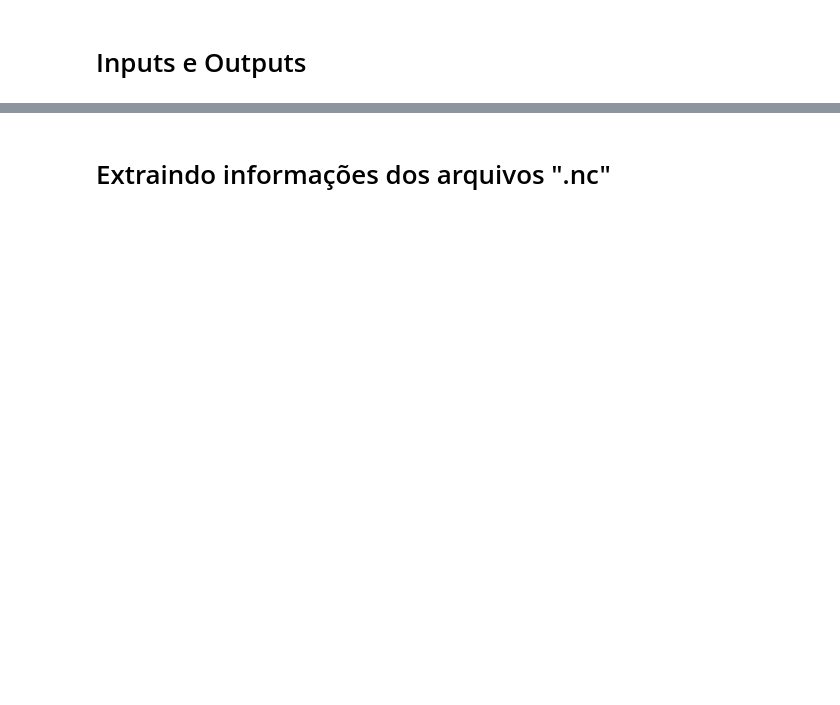
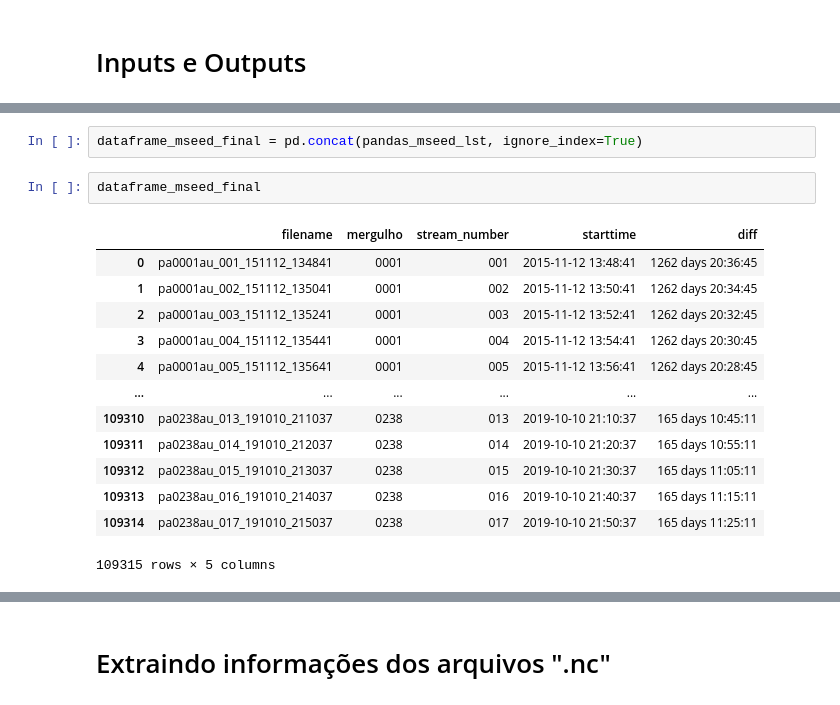
Before and after one commit to dIOGOLOC/marefone, a Jupyter notebook: diverse_tools/Tutorial/Tutorial_event_mseed_nc_file.ipynb, the cells around one changed output, grey strips where cells are left out. Cells and saved outputs as stored; diff of their text form; blank space fills up the shorter version.

```diff
--- a/diverse_tools/Tutorial/Tutorial_event_mseed_nc_file.ipynb
+++ b/diverse_tools/Tutorial/Tutorial_event_mseed_nc_file.ipynb
@@ -37,0 +108,18 @@ FOLDER_OUTPUT = '/home/dIOGOLOC/dados_posdoc/gliders_project/OUTPUT/'
+# %%
+dataframe_mseed_final = pd.concat(pandas_mseed_lst, ignore_index=True)
+# %%
+dataframe_mseed_final
+# %% [output]
+|  | filename | mergulho | stream_number | starttime | diff |
+| 0 | pa0001au_001_151112_134841 | 0001 | 001 | 2015-11-12 13:48:41 | 1262 days 20:36:45 |
+| 1 | pa0001au_002_151112_135041 | 0001 | 002 | 2015-11-12 13:50:41 | 1262 days 20:34:45 |
+| 2 | pa0001au_003_151112_135241 | 0001 | 003 | 2015-11-12 13:52:41 | 1262 days 20:32:45 |
+| 3 | pa0001au_004_151112_135441 | 0001 | 004 | 2015-11-12 13:54:41 | 1262 days 20:30:45 |
+| 4 | pa0001au_005_151112_135641 | 0001 | 005 | 2015-11-12 13:56:41 | 1262 days 20:28:45 |
+| ... | ... | ... | ... | ... | ... |
+| 109310 | pa0238au_013_191010_211037 | 0238 | 013 | 2019-10-10 21:10:37 | 165 days 10:45:11 |
+| 109311 | pa0238au_014_191010_212037 | 0238 | 014 | 2019-10-10 21:20:37 | 165 days 10:55:11 |
+| 109312 | pa0238au_015_191010_213037 | 0238 | 015 | 2019-10-10 21:30:37 | 165 days 11:05:11 |
+| 109313 | pa0238au_016_191010_214037 | 0238 | 016 | 2019-10-10 21:40:37 | 165 days 11:15:11 |
+| 109314 | pa0238au_017_191010_215037 | 0238 | 017 | 2019-10-10 21:50:37 | 165 days 11:25:11 |
+109315 rows × 5 columns
```
Also changed, not shown: parts of 17 cells of this notebook.
